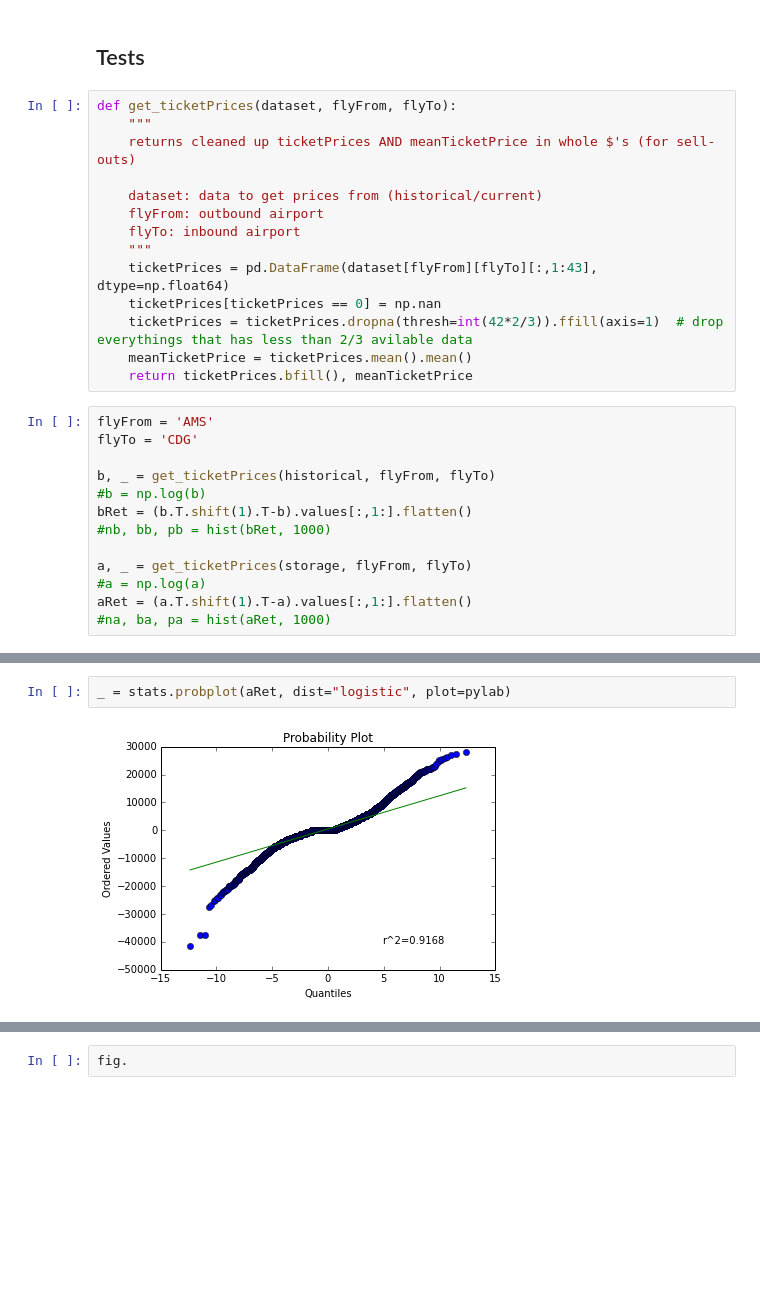
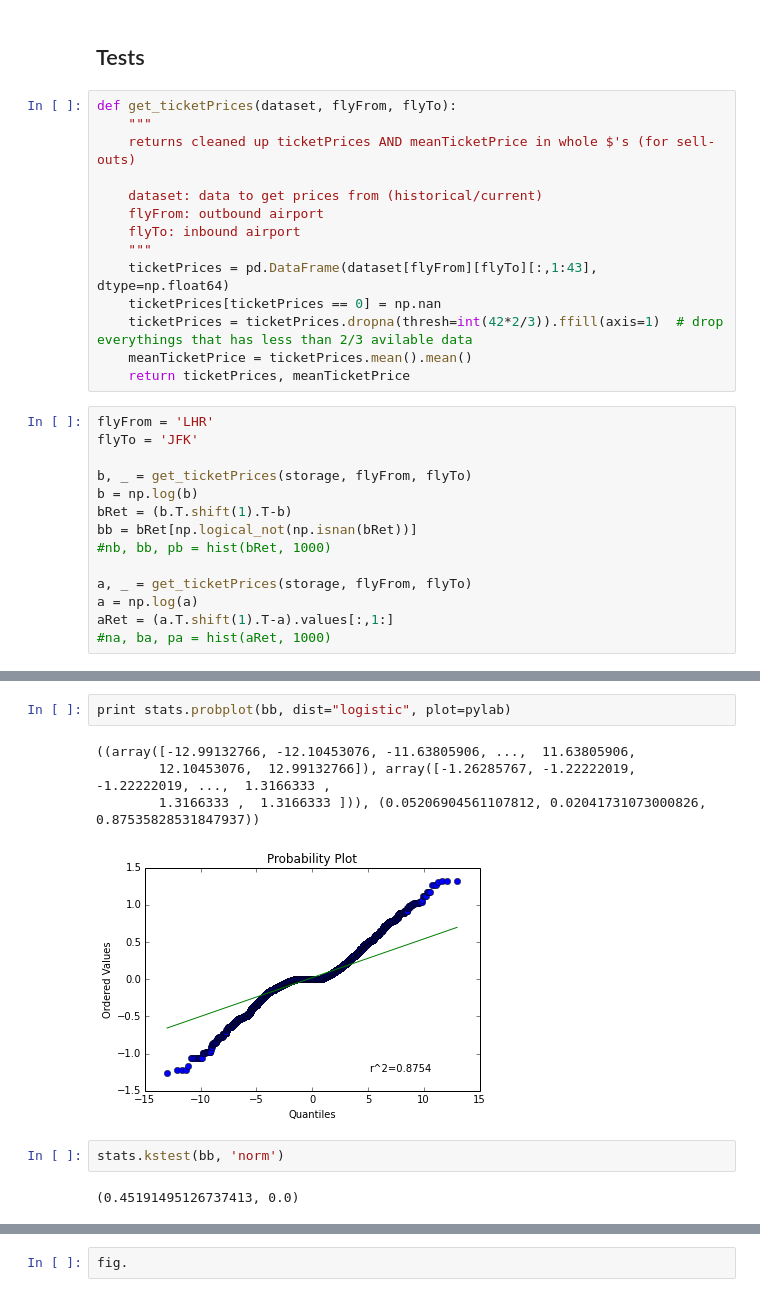
Before and after one commit to vankempen/Thesis, a Jupyter notebook: Simulation/Statistical Analysis.ipynb, the cells around one changed output, grey strips where cells are left out. Saved outputs shown, nothing was run; the diff lists cells and outputs as text; blank space fills up the shorter version.

```diff
--- a/Simulation/Statistical Analysis.ipynb
+++ b/Simulation/Statistical Analysis.ipynb
@@ -30,17 +30,18 @@ def get_ticketPrices(dataset, flyFrom, flyTo):
     ticketPrices[ticketPrices == 0] = np.nan
     ticketPrices = ticketPrices.dropna(thresh=int(42*2/3)).ffill(axis=1)  # drop everythings that has less than 2/3 avilable data
     meanTicketPrice = ticketPrices.mean().mean()
-    return ticketPrices.bfill(), meanTicketPrice
+    return ticketPrices, meanTicketPrice
 # %%
-flyFrom = 'AMS'
-flyTo = 'CDG'
+flyFrom = 'LHR'
+flyTo = 'JFK'
 
-b, _ = get_ticketPrices(historical, flyFrom, flyTo)
-#b = np.log(b)
-bRet = (b.T.shift(1).T-b).values[:,1:].flatten()
+b, _ = get_ticketPrices(storage, flyFrom, flyTo)
+b = np.log(b)
+bRet = (b.T.shift(1).T-b)
+bb = bRet[np.logical_not(np.isnan(bRet))]
 #nb, bb, pb = hist(bRet, 1000)
 
 a, _ = get_ticketPrices(storage, flyFrom, flyTo)
-#a = np.log(a)
-aRet = (a.T.shift(1).T-a).values[:,1:].flatten()
+a = np.log(a)
+aRet = (a.T.shift(1).T-a).values[:,1:]
 #na, ba, pa = hist(aRet, 1000)
@@ -47,4 +97,11 @@ aRet = (a.T.shift(1).T-a).values[:,1:].flatten()
 # %%
-_ = stats.probplot(aRet, dist="logistic", plot=pylab)
+print stats.probplot(bb, dist="logistic", plot=pylab)
 # %% [output]
+((array([-12.99132766, -12.10453076, -11.63805906, ...,  11.63805906,
+        12.10453076,  12.99132766]), array([-1.26285767, -1.22222019, -1.22222019, ...,  1.3166333 ,
+        1.3166333 ,  1.3166333 ])), (0.05206904561107812, 0.02041731073000826, 0.87535828531847937))
-[figure, old version]
+[figure, new version]
+# %%
+stats.kstest(bb, 'norm')
+# %% [output]
+(0.45191495126737413, 0.0)
```
Also changed, not shown: parts of 14 cells of this notebook, 4 other files.
